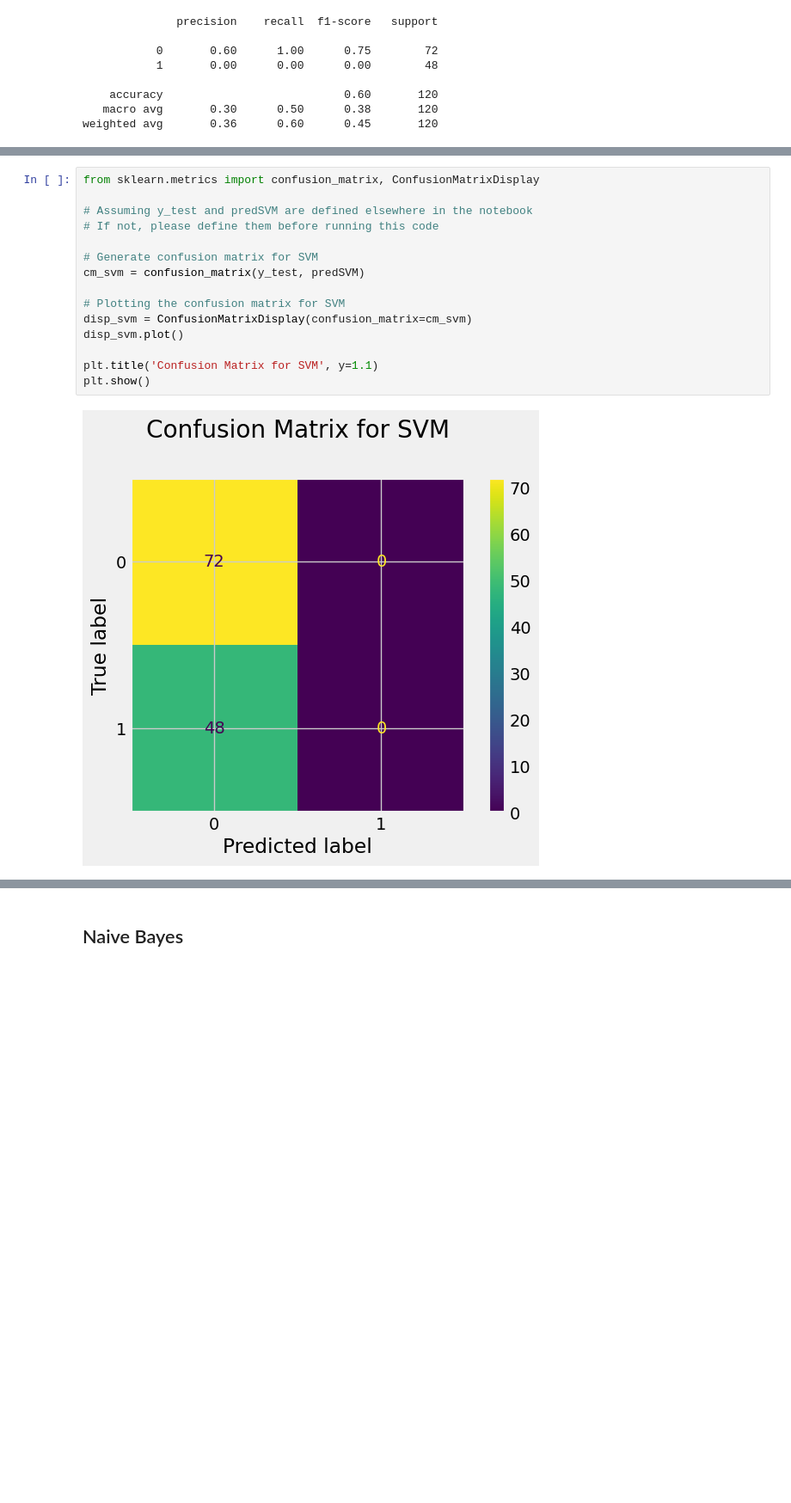
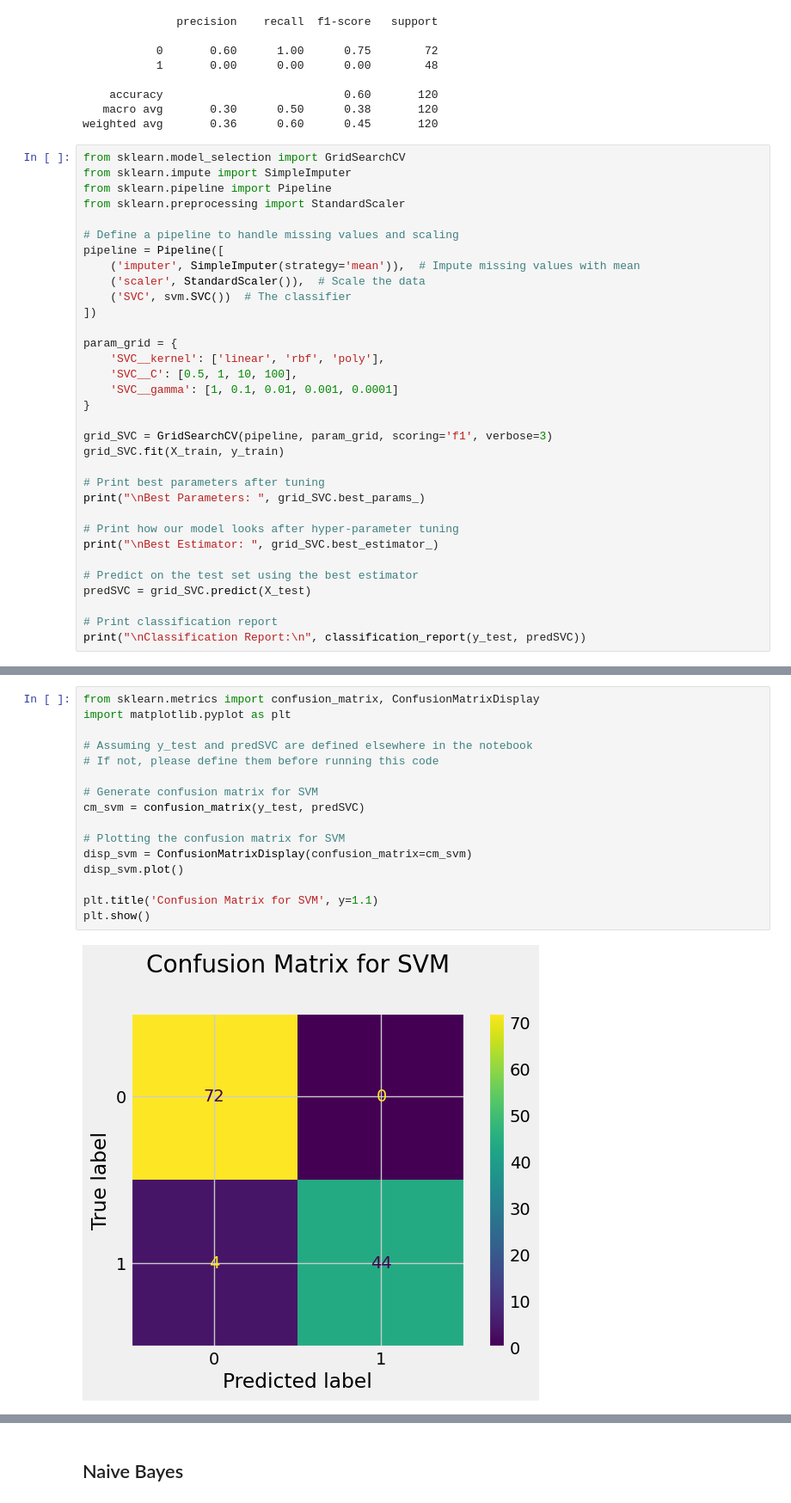
Before and after one commit to Bishwaprotapi/Chronic-kidney-disease-using-ML, a Jupyter notebook: Chronic kidney disease.ipynb, the cells around one changed output, grey strips where cells are left out. Shown at 86% size. Cells and saved outputs as stored; diff of their text form; blank space fills up the shorter version.

```diff
--- a/Chronic kidney disease.ipynb
+++ b/Chronic kidney disease.ipynb
@@ -912,3 +930,36 @@ print(classification_report(y_test, predSVM))
     accuracy                           0.60       120
    macro avg       0.30      0.50      0.38       120
 weighted avg       0.36      0.60      0.45       120
+# %%
+from sklearn.model_selection import GridSearchCV
+from sklearn.impute import SimpleImputer
+from sklearn.pipeline import Pipeline
+from sklearn.preprocessing import StandardScaler
+
+# Define a pipeline to handle missing values and scaling
+pipeline = Pipeline([
+    ('imputer', SimpleImputer(strategy='mean')),  # Impute missing values with mean
+    ('scaler', StandardScaler()),  # Scale the data
+    ('SVC', svm.SVC())  # The classifier
+])
+
+param_grid = {
+    'SVC__kernel': ['linear', 'rbf', 'poly'],
+    'SVC__C': [0.5, 1, 10, 100],
+    'SVC__gamma': [1, 0.1, 0.01, 0.001, 0.0001]
+}
+
+grid_SVC = GridSearchCV(pipeline, param_grid, scoring='f1', verbose=3)
+grid_SVC.fit(X_train, y_train)
+
+# Print best parameters after tuning
+print("\nBest Parameters: ", grid_SVC.best_params_)
+
+# Print how our model looks after hyper-parameter tuning
+print("\nBest Estimator: ", grid_SVC.best_estimator_)
+
+# Predict on the test set using the best estimator
+predSVC = grid_SVC.predict(X_test)
+
+# Print classification report
+print("\nClassification Report:\n", classification_report(y_test, predSVC))
@@ -915,17 +1024,18 @@ weighted avg       0.36      0.60      0.45       120
 # %%
 from sklearn.metrics import confusion_matrix, ConfusionMatrixDisplay
+import matplotlib.pyplot as plt
 
-# Assuming y_test and predSVM are defined elsewhere in the notebook
+# Assuming y_test and predSVC are defined elsewhere in the notebook
 # If not, please define them before running this code
 
 # Generate confusion matrix for SVM
-cm_svm = confusion_matrix(y_test, predSVM)
+cm_svm = confusion_matrix(y_test, predSVC)
 
 # Plotting the confusion matrix for SVM
 disp_svm = ConfusionMatrixDisplay(confusion_matrix=cm_svm)
 disp_svm.plot()
 
 plt.title('Confusion Matrix for SVM', y=1.1)
 plt.show()
 # %% [output]
-[figure, old version]
+[figure, new version]
```
Also changed, not shown: parts of 35 cells of this notebook, 1 other file.
